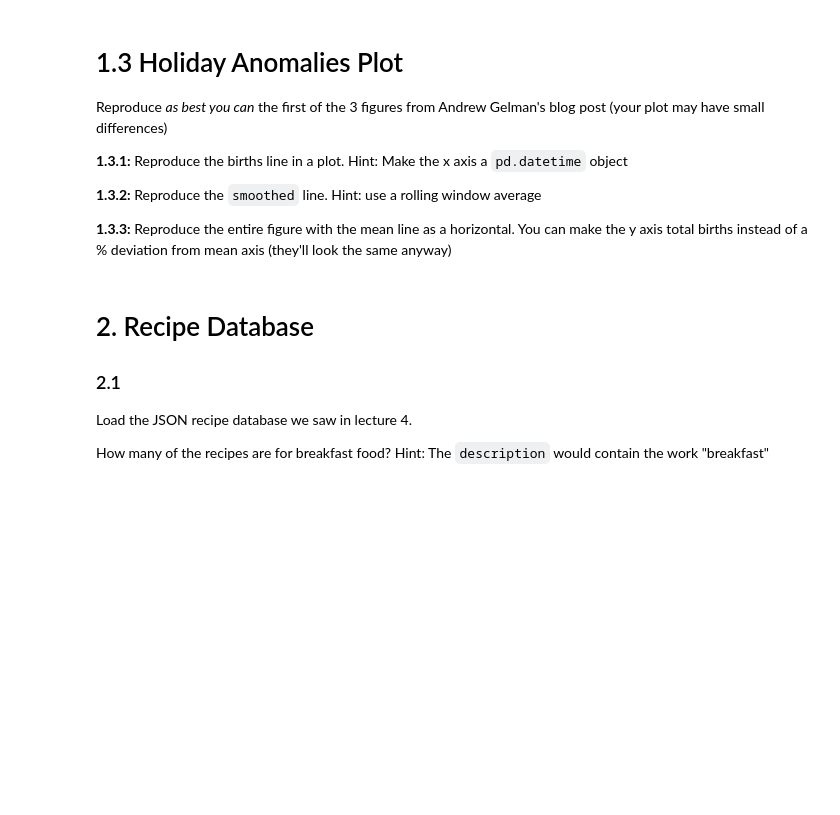
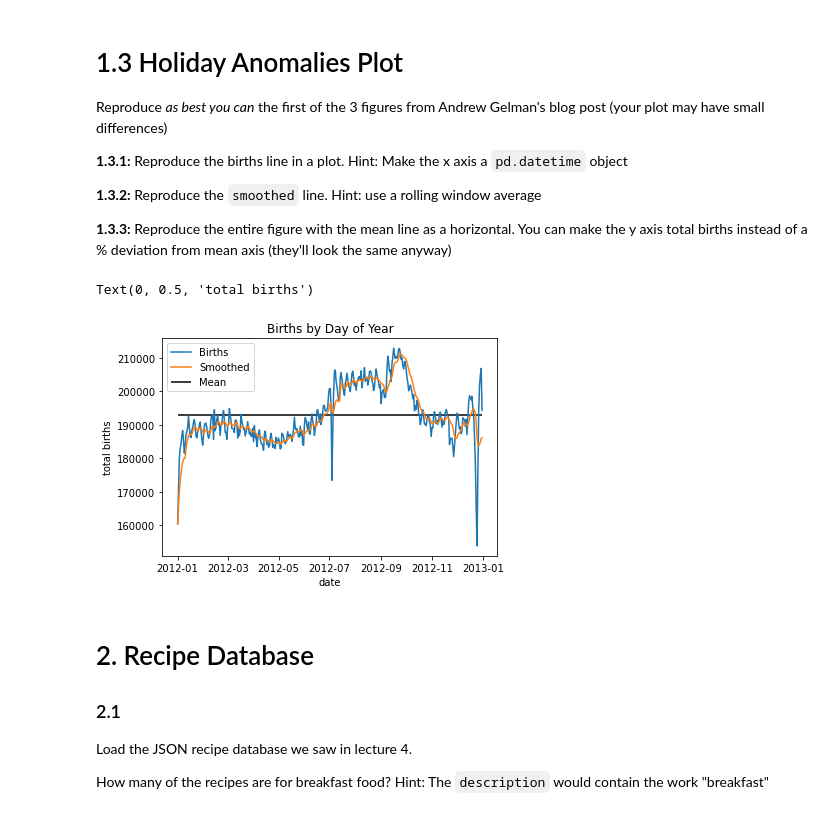
Before and after one commit to cb-ds-1/m2-3-exploration, a Jupyter notebook: workshop.ipynb, the cells around one changed output. Drawn from its saved outputs; the diff is of its cells as text; code cells hidden in the pictures; blank space fills up the shorter version.

```diff
--- a/workshop.ipynb
+++ b/workshop.ipynb
@@ -28,6 +54,23 @@ Reproduce *as best you can* the first of the 3 figures from Andrew Gelman's blog
 **1.3.2:** Reproduce the `smoothed` line. Hint: use a rolling window average
 
 **1.3.3:** Reproduce the entire figure with the mean line as a horizontal. You can make the y axis total births instead of a % deviation from mean axis (they'll look the same anyway)
+# %%
+df = pd.read_csv('http://chmullig.com/wp-content/uploads/2012/06/births.csv')
+df = df.drop([60, 61, 123, 185, 278, 340], axis=0) #drop all the weird values (e.g. feburary 31)
+df = df.replace(46420, 46420 * 4) ## Feb 29
+df['date'] = pd.to_datetime(str(2012) + "-" + df.month.astype(str) + "-" + df.day.astype(str))
+df['MA'] = df.births.rolling(10, min_periods=1).mean()
+plt.plot(df.date, df.births, label='Births')
+plt.plot(df.date, df.MA, label='Smoothed')
+##cheated a little by using the index of the first and late dates for xmin & xmax
+plt.hlines(df.births.mean(), df.date[0], df.date[371], label="Mean")
+plt.legend()
+plt.title('Births by Day of Year')
+plt.xlabel('date')
+plt.ylabel('total births')
+# %% [output]
+Text(0, 0.5, 'total births')
+[figure, added]
 # %% [markdown]
 # 2. Recipe Database
 
```
Also changed, not shown: parts of 6 cells of this notebook.
